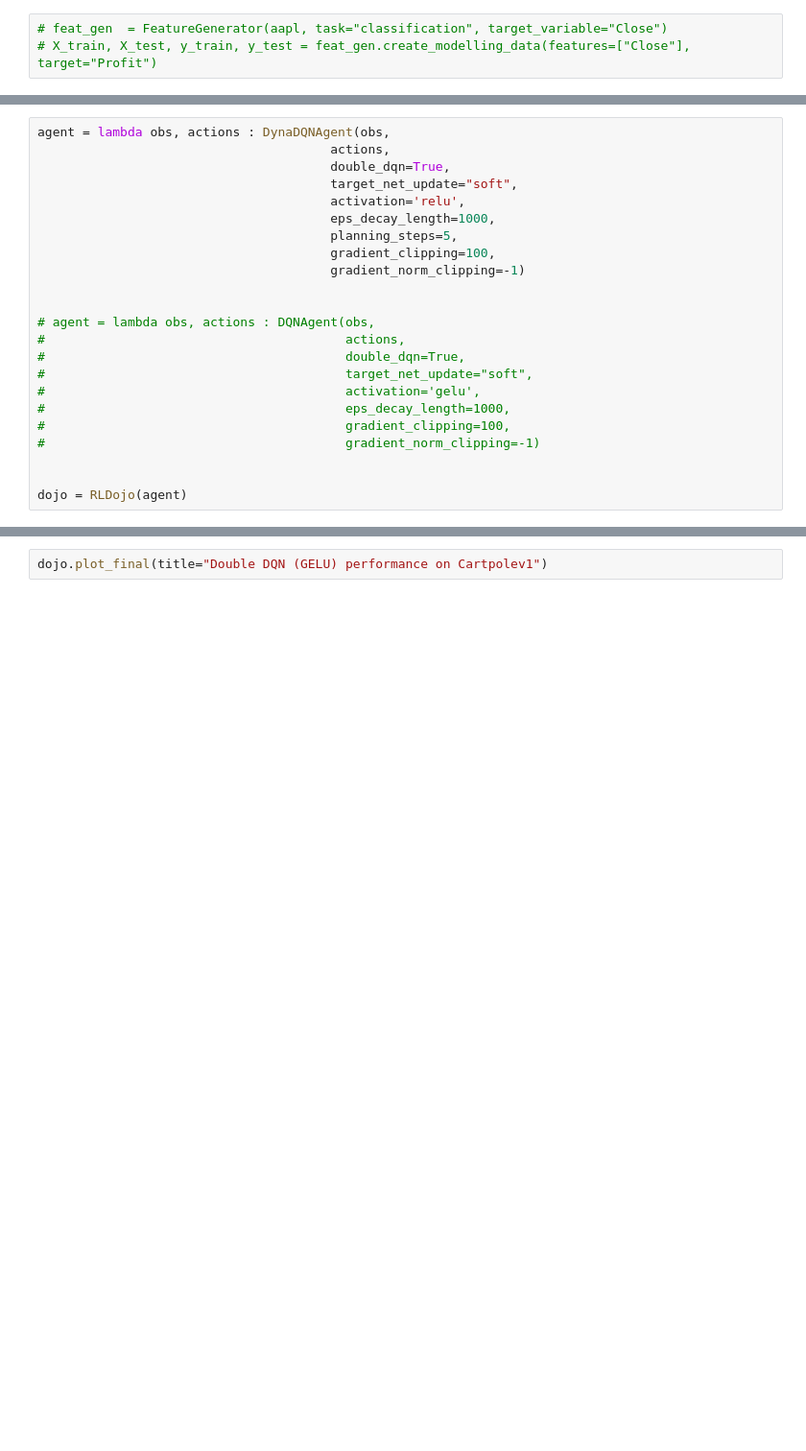
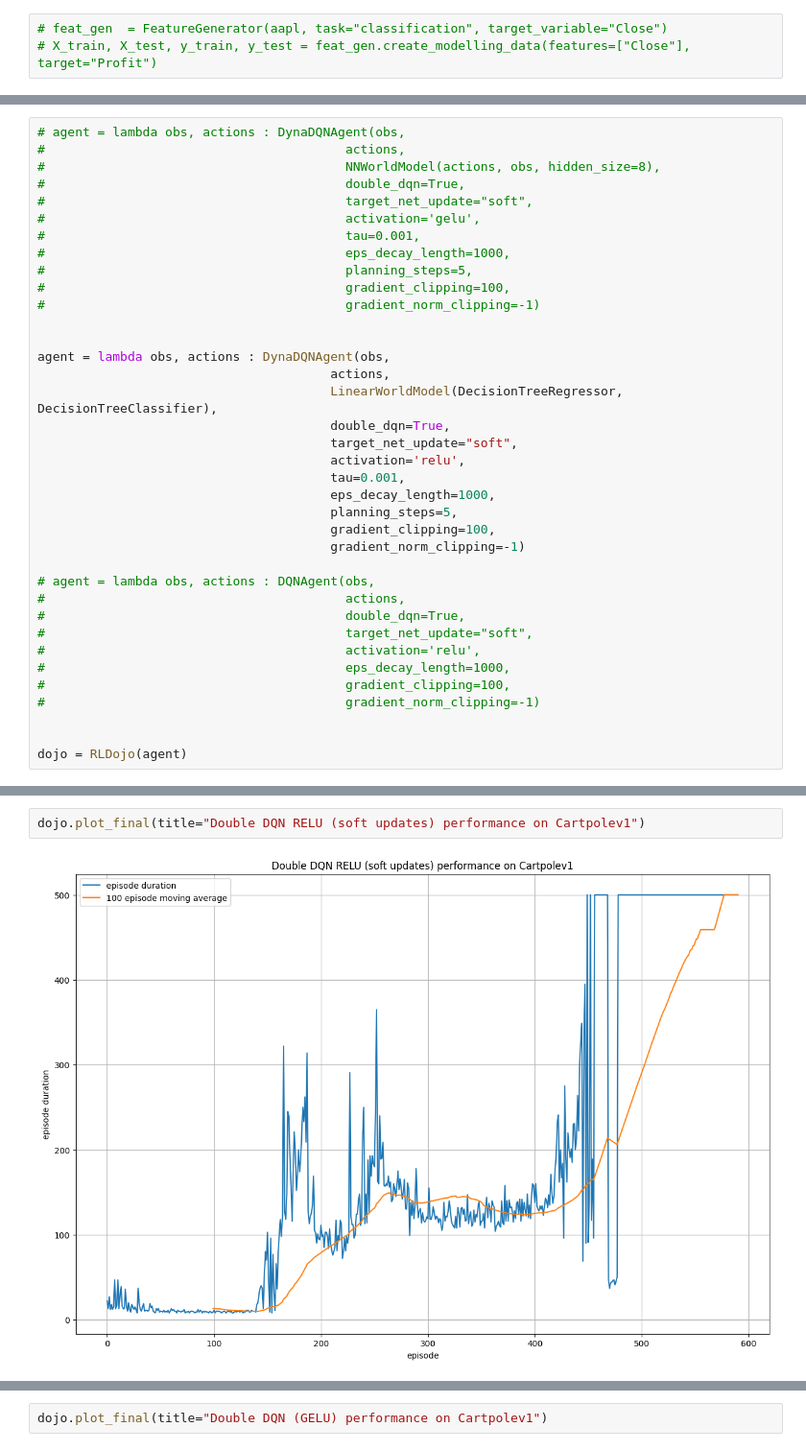
Before and after one commit to yuwei-1/Market-Prediction-Research, a Jupyter notebook: terminal/deep_q_network.ipynb, the cells around one changed output, grey strips where cells are left out. Shown at 96% size. Saved outputs shown, nothing was run; the diff lists cells and outputs as text; blank space fills up the shorter version.

Commit message:
corrected linear world model, added unittests and updated dynadqn

```diff
--- a/terminal/deep_q_network.ipynb
+++ b/terminal/deep_q_network.ipynb
@@ -50,20 +53,34 @@ from models.deep_dynaq_agent import DynaDQNAgent
 # %%
+# agent = lambda obs, actions : DynaDQNAgent(obs,
+#                                        actions,
+#                                        NNWorldModel(actions, obs, hidden_size=8),
+#                                        double_dqn=True,
+#                                        target_net_update="soft",
+#                                        activation='gelu',
+#                                        tau=0.001,
+#                                        eps_decay_length=1000,
+#                                        planning_steps=5,
+#                                        gradient_clipping=100,
+#                                        gradient_norm_clipping=-1)
+
+
 agent = lambda obs, actions : DynaDQNAgent(obs,
                                        actions,
+                                       LinearWorldModel(DecisionTreeRegressor, DecisionTreeClassifier),
                                        double_dqn=True,
                                        target_net_update="soft",
                                        activation='relu',
+                                       tau=0.001,
                                        eps_decay_length=1000,
                                        planning_steps=5,
                                        gradient_clipping=100,
                                        gradient_norm_clipping=-1)
 
-
 # agent = lambda obs, actions : DQNAgent(obs,
 #                                        actions,
 #                                        double_dqn=True,
 #                                        target_net_update="soft",
-#                                        activation='gelu',
+#                                        activation='relu',
 #                                        eps_decay_length=1000,
 #                                        gradient_clipping=100,
 #                                        gradient_norm_clipping=-1)
@@ -95,0 +95,4 @@ executing.executing.NotOneValueFound: Expected one value, found 0
+# %%
+dojo.plot_final(title="Double DQN RELU (soft updates) performance on Cartpolev1")
+# %% [output]
+[figure, added]
```
Also changed, not shown: parts of 3 cells of this notebook, 10 other files.
